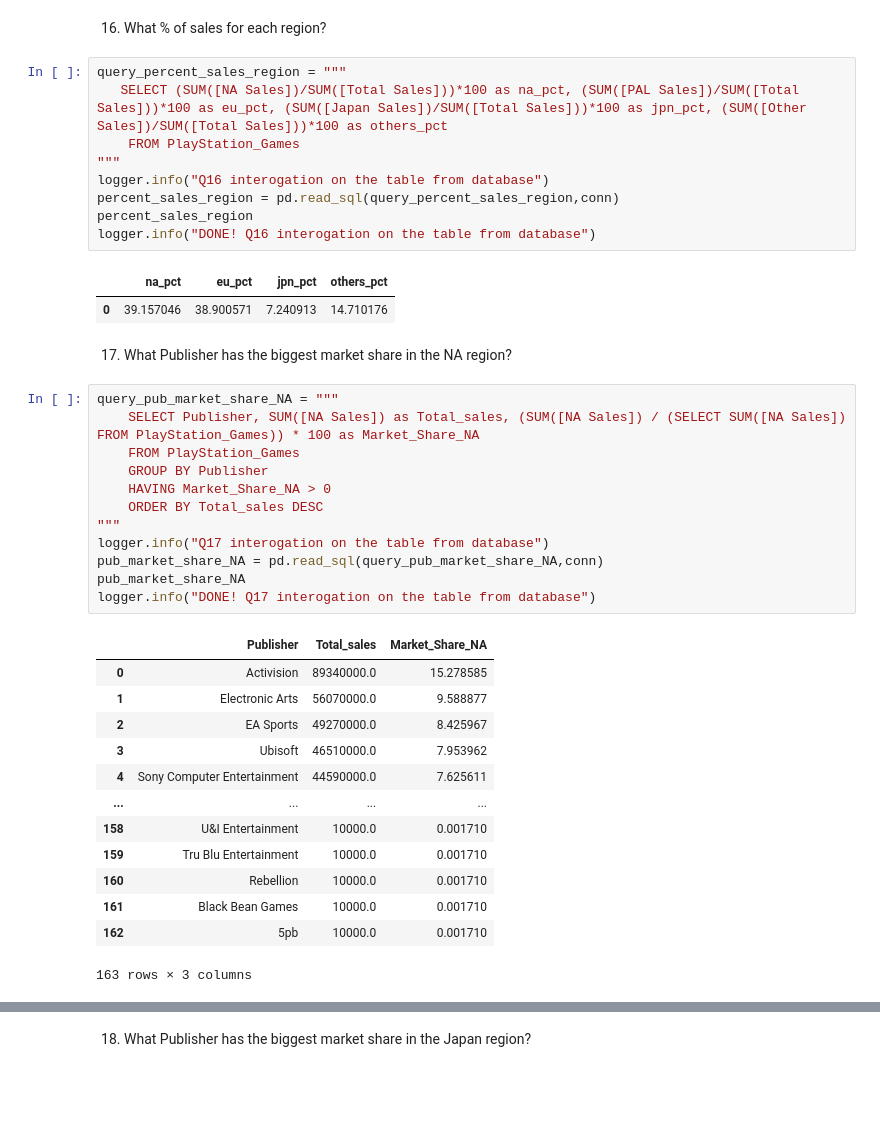
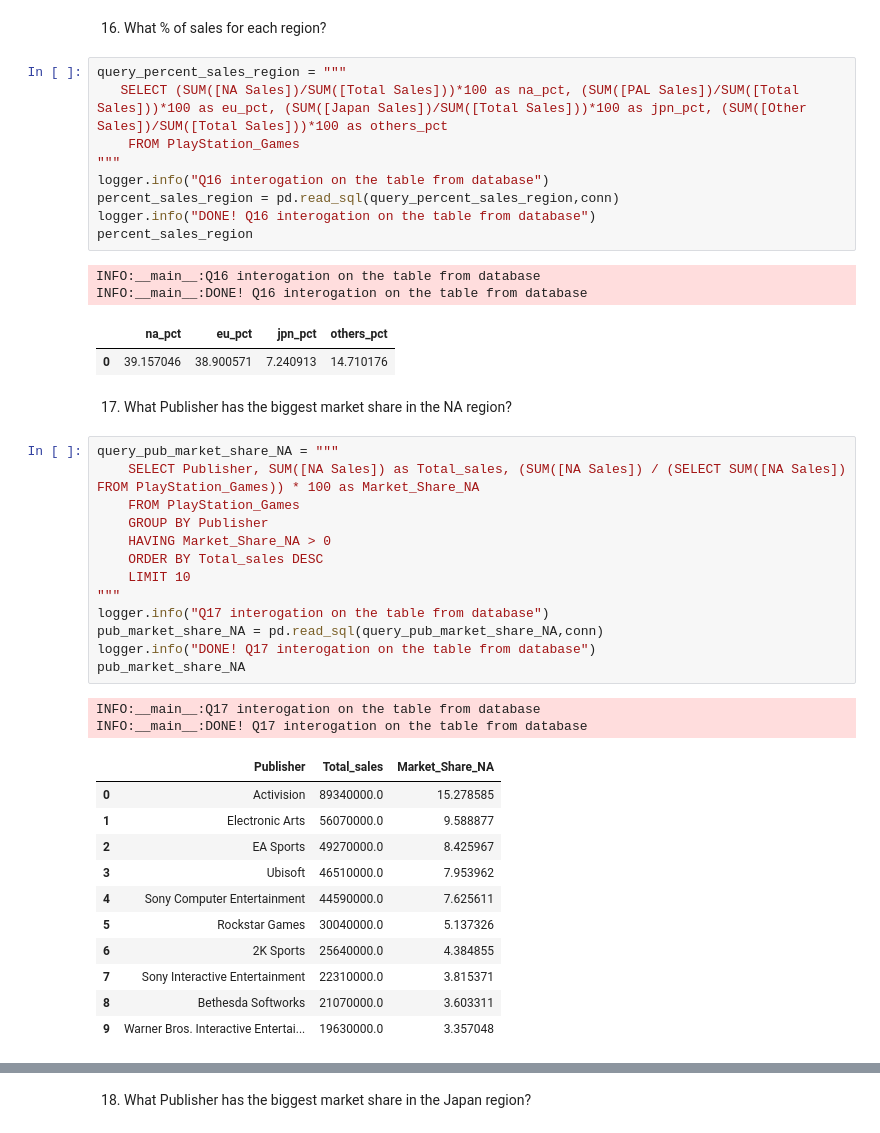
Before and after one commit to CalinP1/Playstation_work, a Jupyter notebook: PlayStation_Data_report.ipynb, the cells around one changed output, grey strips where cells are left out. Cells and saved outputs as stored; diff of their text form; blank space fills up the shorter version.

```diff
--- a/PlayStation_Data_report.ipynb
+++ b/PlayStation_Data_report.ipynb
@@ -854,9 +950,11 @@ query_percent_sales_region = """
 """
 logger.info("Q16 interogation on the table from database")
 percent_sales_region = pd.read_sql(query_percent_sales_region,conn)
+logger.info("DONE! Q16 interogation on the table from database")
 percent_sales_region
-logger.info("DONE! Q16 interogation on the table from database")
 # %% [output]
+INFO:__main__:Q16 interogation on the table from database
+INFO:__main__:DONE! Q16 interogation on the table from database
 |  | na_pct | eu_pct | jpn_pct | others_pct |
 | 0 | 39.157046 | 38.900571 | 7.240913 | 14.710176 |
 # %% [markdown]
@@ -864,26 +962,27 @@ logger.info("DONE! Q16 interogation on the table from database")
 # %%
 query_pub_market_share_NA = """
     SELECT Publisher, SUM([NA Sales]) as Total_sales, (SUM([NA Sales]) / (SELECT SUM([NA Sales]) FROM PlayStation_Games)) * 100 as Market_Share_NA
     FROM PlayStation_Games
     GROUP BY Publisher
     HAVING Market_Share_NA > 0
     ORDER BY Total_sales DESC
+    LIMIT 10
 """
 logger.info("Q17 interogation on the table from database")
 pub_market_share_NA = pd.read_sql(query_pub_market_share_NA,conn)
+logger.info("DONE! Q17 interogation on the table from database")
 pub_market_share_NA
-logger.info("DONE! Q17 interogation on the table from database")
 # %% [output]
+INFO:__main__:Q17 interogation on the table from database
+INFO:__main__:DONE! Q17 interogation on the table from database
 |  | Publisher | Total_sales | Market_Share_NA |
 | 0 | Activision | 89340000.0 | 15.278585 |
 | 1 | Electronic Arts | 56070000.0 | 9.588877 |
 | 2 | EA Sports | 49270000.0 | 8.425967 |
 | 3 | Ubisoft | 46510000.0 | 7.953962 |
 | 4 | Sony Computer Entertainment | 44590000.0 | 7.625611 |
-| ... | ... | ... | ... |
-| 158 | U&I Entertainment | 10000.0 | 0.001710 |
-| 159 | Tru Blu Entertainment | 10000.0 | 0.001710 |
-| 160 | Rebellion | 10000.0 | 0.001710 |
-| 161 | Black Bean Games | 10000.0 | 0.001710 |
-| 162 | 5pb | 10000.0 | 0.001710 |
+| 5 | Rockstar Games | 30040000.0 | 5.137326 |
+| 6 | 2K Sports | 25640000.0 | 4.384855 |
+| 7 | Sony Interactive Entertainment | 22310000.0 | 3.815371 |
+| 8 | Bethesda Softworks | 21070000.0 | 3.603311 |
+| 9 | Warner Bros. Interactive Entertai... | 19630000.0 | 3.357048 |
-163 rows × 3 columns
```
Also changed, not shown: parts of 36 cells of this notebook, 7 other files.
